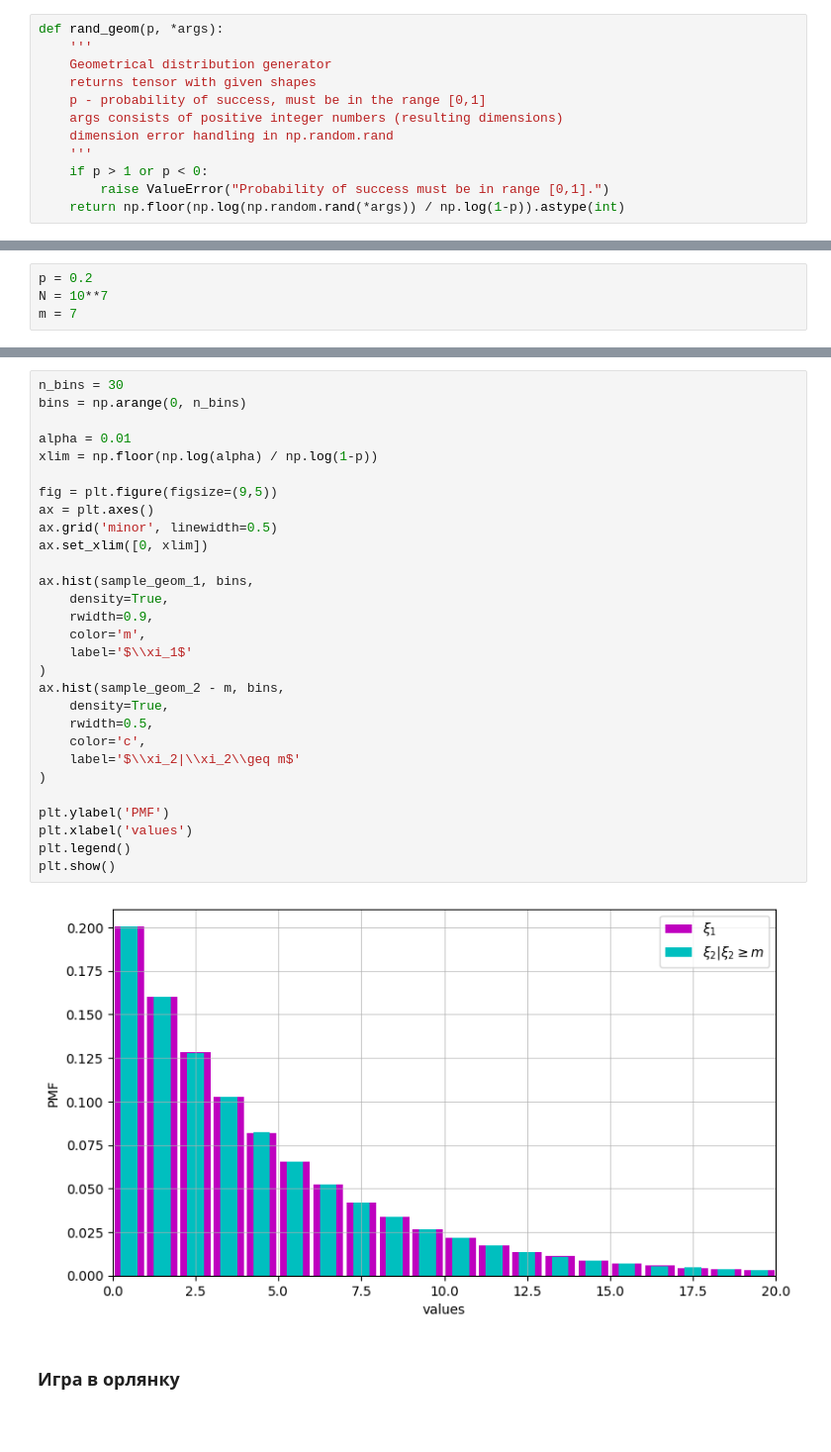
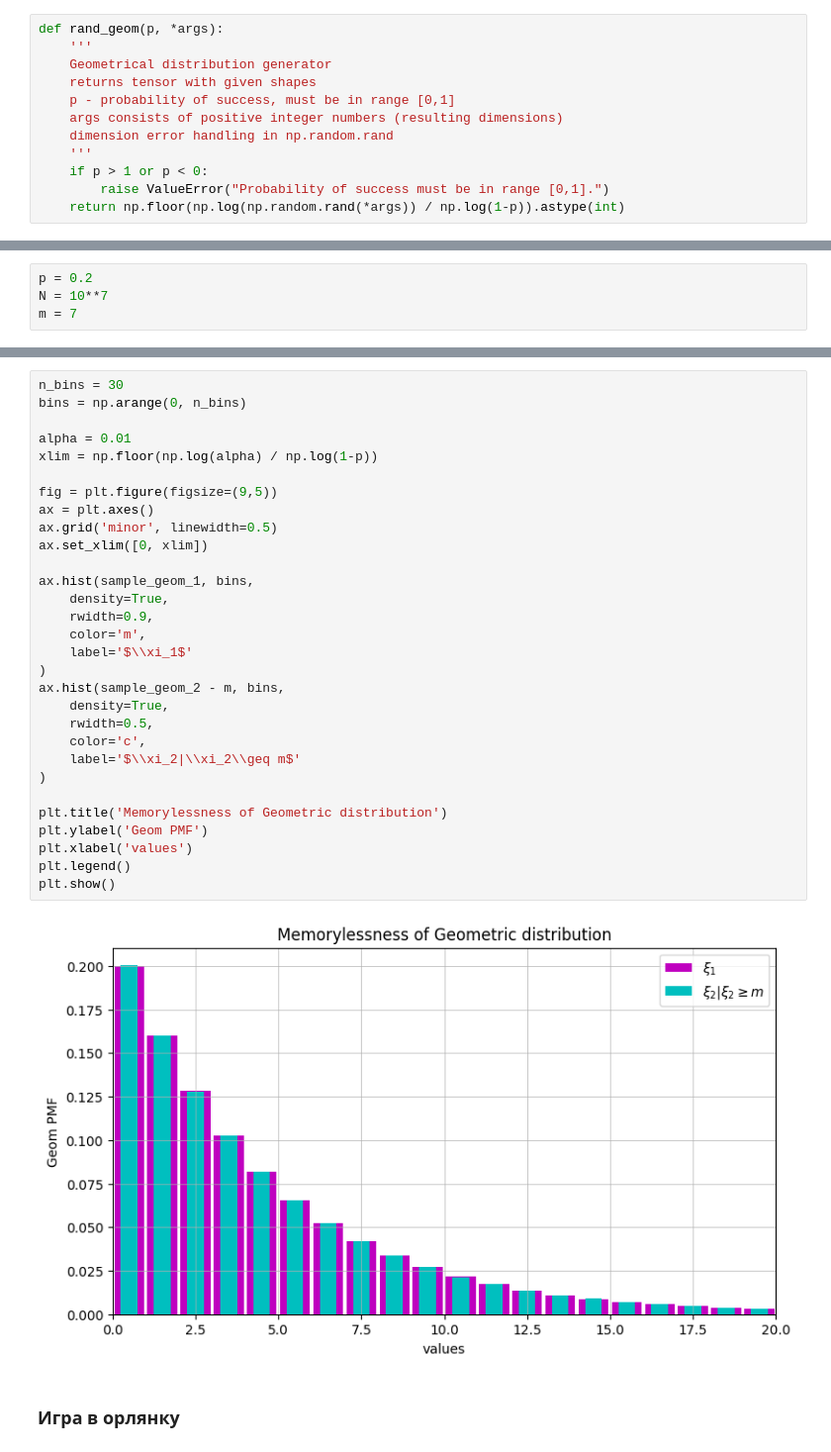
Before and after one commit to arinenn/stochastic_practicum, a Jupyter notebook: stochastic_practicum_first.ipynb, the cells around one changed output, grey strips where cells are left out. Shown at 99% size. Drawn from its saved outputs; the diff is of its cells as text; blank space fills up the shorter version.

```diff
--- a/stochastic_practicum_first.ipynb
+++ b/stochastic_practicum_first.ipynb
@@ -183,7 +186,7 @@ def rand_geom(p, *args):
     '''
     Geometrical distribution generator
     returns tensor with given shapes
-    p - probability of success, must be in the range [0,1]
+    p - probability of success, must be in range [0,1]
     args consists of positive integer numbers (resulting dimensions)
     dimension error handling in np.random.rand
     '''
@@ -212,34 +215,35 @@ sample_geom_2.shape
 # %%
 n_bins = 30
 bins = np.arange(0, n_bins)
 
 alpha = 0.01
 xlim = np.floor(np.log(alpha) / np.log(1-p))
 
 fig = plt.figure(figsize=(9,5))
 ax = plt.axes()
 ax.grid('minor', linewidth=0.5)
 ax.set_xlim([0, xlim])
 
 ax.hist(sample_geom_1, bins,
     density=True,
     rwidth=0.9,
     color='m',
     label='$\\xi_1$'
 )
 ax.hist(sample_geom_2 - m, bins,
     density=True,
     rwidth=0.5,
     color='c',
     label='$\\xi_2|\\xi_2\\geq m$'
 )
 
-plt.ylabel('PMF')
+plt.title('Memorylessness of Geometric distribution')
+plt.ylabel('Geom PMF')
 plt.xlabel('values')
 plt.legend()
 plt.show()
 # %% [output]
-[figure, old version]
+[figure, new version]
 # %% [markdown]
 ### Игра в орлянку
 # %% [markdown]
```
Also changed, not shown: parts of 67 cells of this notebook.
